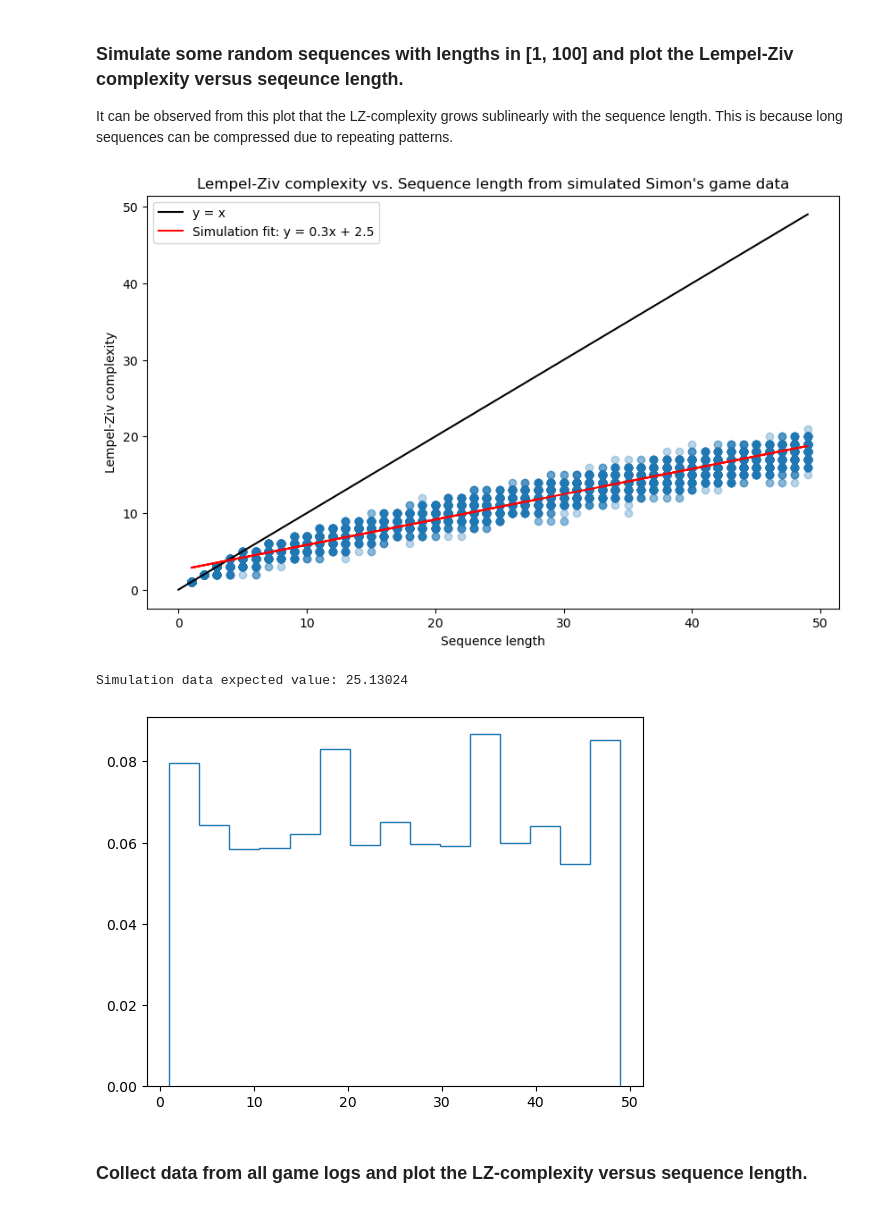
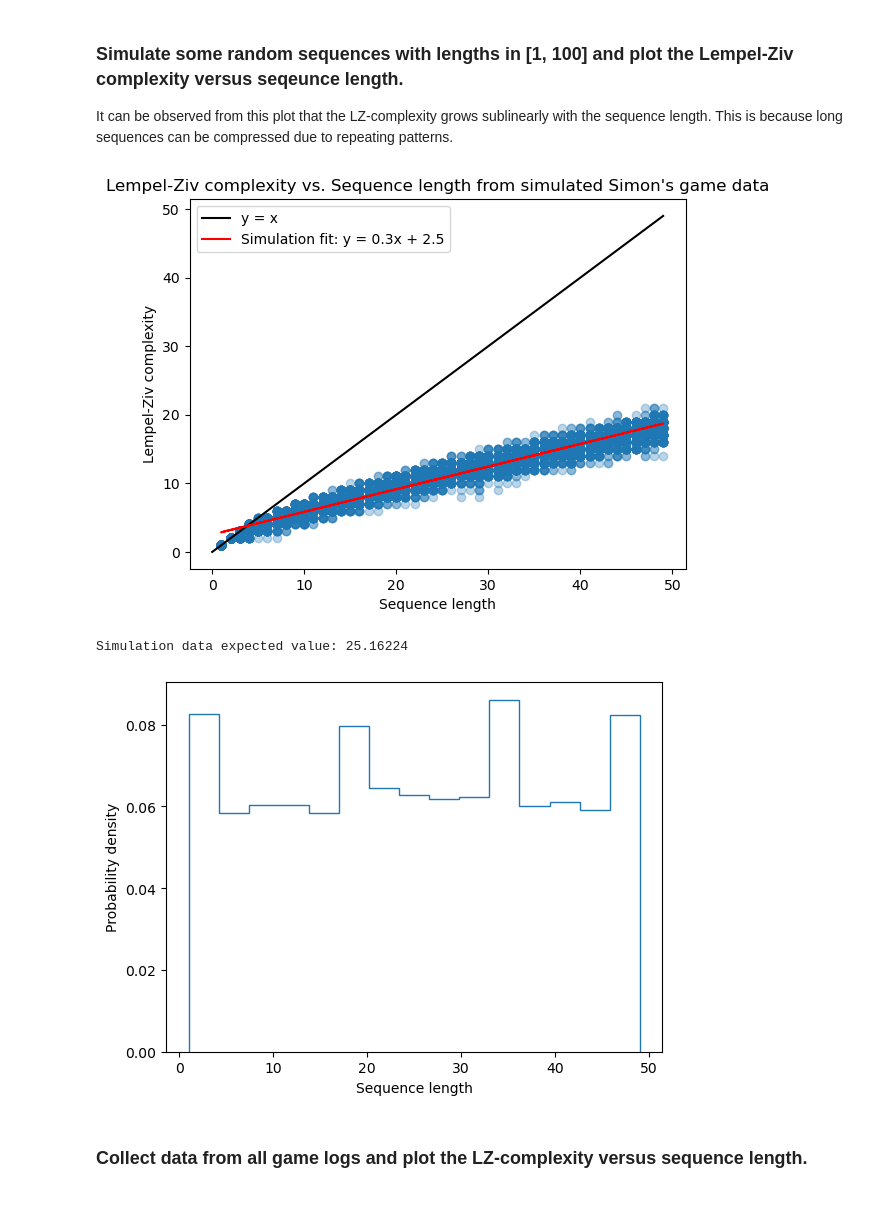
Before and after one commit to qsimeon/PSY1401Projects, a Jupyter notebook: final_project/LempelZivScheme.ipynb, the cells around one changed output. Saved outputs shown, nothing was run; the diff lists cells and outputs as text; code cells hidden in the pictures.

```diff
--- a/final_project/LempelZivScheme.ipynb
+++ b/final_project/LempelZivScheme.ipynb
@@ -304,39 +324,41 @@ for _ in range(n):
     scores.append(score)
 
 # Plot the results of the simulation
-plt.figure(figsize=(10, 6))
+plt.figure()
 plt.scatter(lengths, scores, alpha=0.3)
 # Plot y=x line
 max_len = max(lengths)
 plt.plot([0, max_len], [0, max_len], label="y = x", color="k")
 # Calculate best fit line parameters
 a, b = np.polyfit(lengths, scores, 1)
 # Round the slope and intercept to 1 decimal place
 a_rounded = round(a, 1)
 b_rounded = round(b, 1)
 # Create label string for the best fit line
 best_fit_label = f"Simulation fit: y = {a_rounded}x + {b_rounded}"
 # Plot best fit line with the equation in the label
 plt.plot(lengths, a * np.array(lengths) + b, label=best_fit_label, color="red")
 plt.xlabel("Sequence length")
 plt.ylabel("Lempel-Ziv complexity")
 plt.title("Lempel-Ziv complexity vs. Sequence length from simulated Simon's game data")
 # Set legend to only show the y=x line and best fit line
 plt.legend()
 plt.show()
 
 plt.figure()
 counts, bins = np.histogram(lengths, bins=15)
 bin_centers = 0.5 * np.diff(bins) + bins[:-1]
 probs = counts / sum(counts)
 plt.stairs(probs, bins)
+plt.xlabel("Sequence length")
+plt.ylabel("Probability density")
 expectation = sum(probs * bin_centers)
 print(f"Simulation data expected value: {expectation}\n")
 plt.show()
 # %% [output]
-[figure, old version]
+[figure, new version]
-Simulation data expected value: 25.13024
+Simulation data expected value: 25.16224
-[figure, old version]
+[figure, new version]
 # %% [markdown]
 ### Collect data from all game logs and plot the LZ-complexity versus sequence length.
 # %%
```
Also changed, not shown: parts of 8 cells of this notebook.
